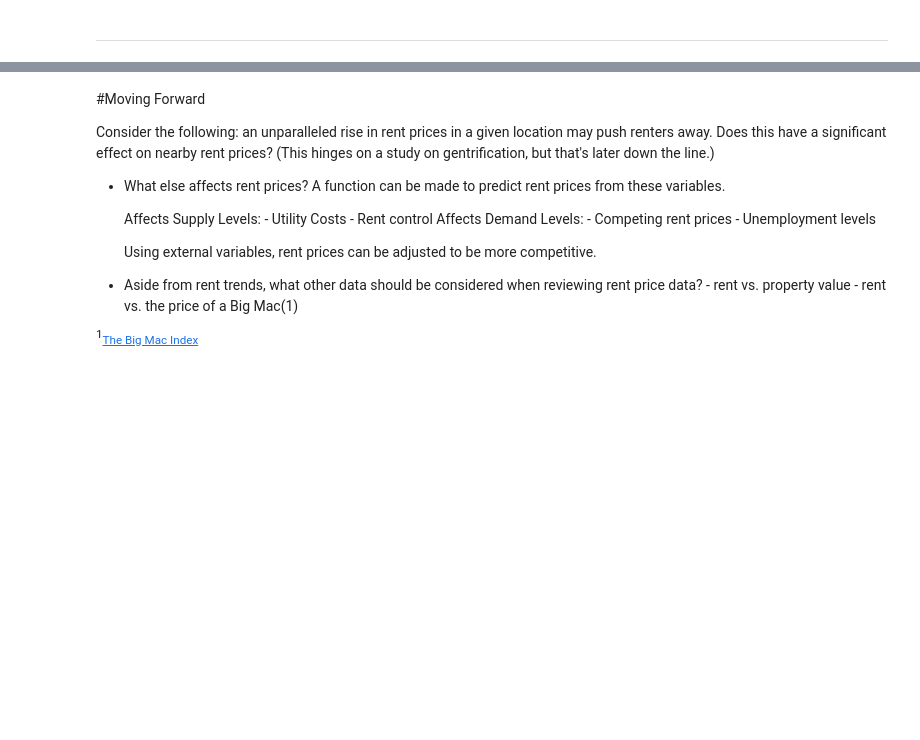
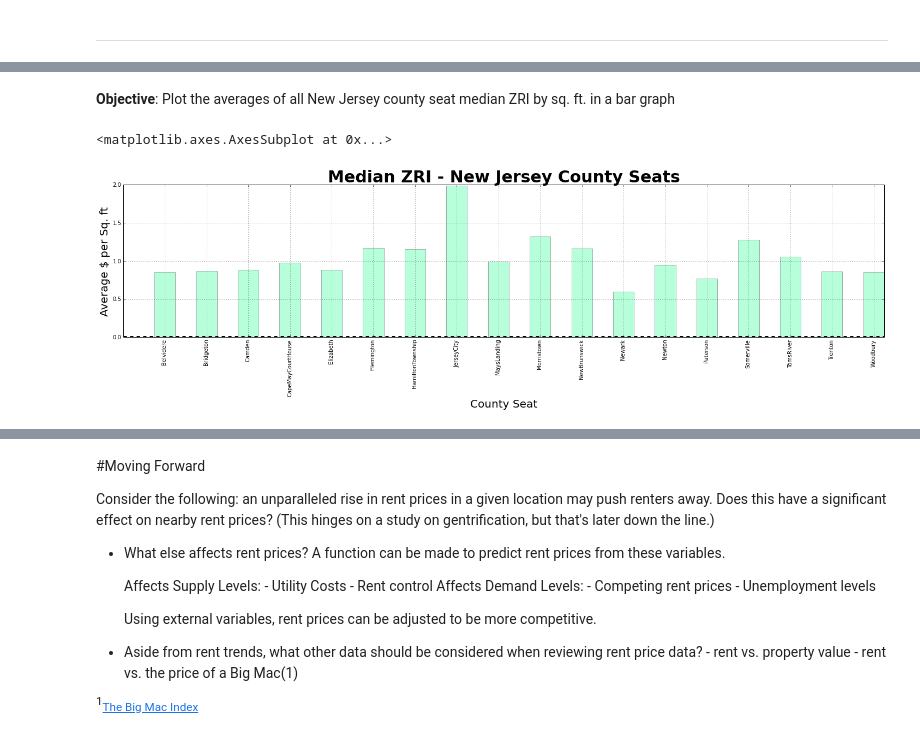
Before and after one commit to c-trl/median-rent-prices-exploration, a Jupyter notebook: zillow-data-exploration.ipynb, the cells around one changed output, grey strips where cells are left out. Cells and saved outputs as stored; diff of their text form; code cells hidden in the pictures; blank space fills up the shorter version.

```diff
--- a/zillow-data-exploration.ipynb
+++ b/zillow-data-exploration.ipynb
@@ -140,0 +187,12 @@ Just for reference.  <b>Bridgewater, NJ</b> probably trends separately from the
+# %% [markdown]
+<b>Objective</b>: Plot the averages of all New Jersey county seat median ZRI by sq. ft. in a bar graph
+# %%
+means = (seats.mean())
+plt.xlabel('County Seat', fontsize=20)
+plt.ylabel('Average $ per Sq. ft', fontsize=20)
+plt.title('Median ZRI - New Jersey County Seats', fontsize=30, fontweight='bold')
+plt.colors()
+means.plot(kind='bar', figsize=(25,5), color='#11ff88', alpha=0.3)
+# %% [output]
+<matplotlib.axes.AxesSubplot at 0x...>
+[figure, added]
```
Also changed, not shown: parts of 44 cells of this notebook.
